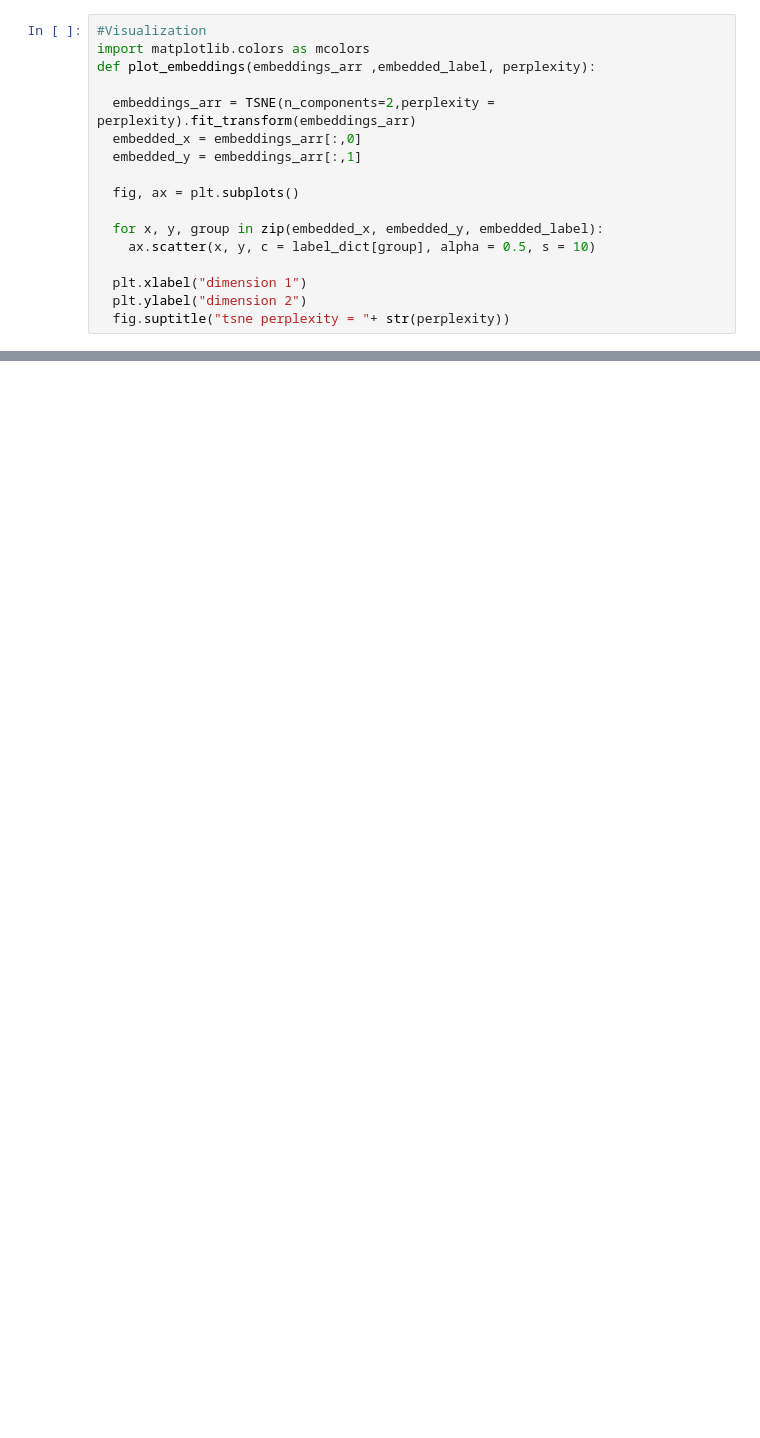
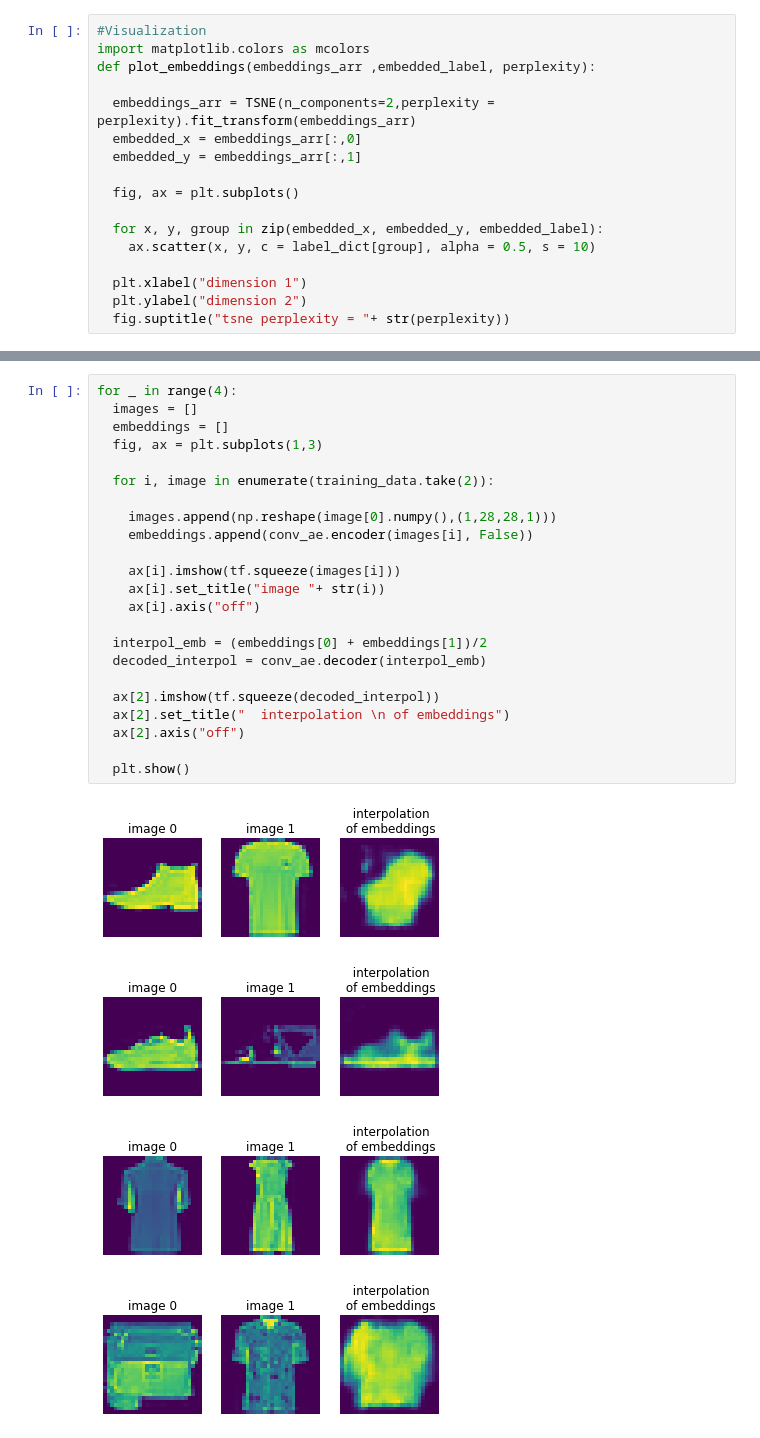
Before and after one commit to ktargan/HomeworkANNwTF_group15, a Jupyter notebook: hw7_aes.ipynb, the cells around one changed output, grey strips where cells are left out. Drawn from its saved outputs; the diff is of its cells as text; blank space fills up the shorter version.

```diff
--- a/hw7_aes.ipynb
+++ b/hw7_aes.ipynb
@@ -344 +366,29 @@ plt.show()
+# %%
+for _ in range(4):
+  images = []
+  embeddings = []
+  fig, ax = plt.subplots(1,3)
+
+  for i, image in enumerate(training_data.take(2)):
+
+    images.append(np.reshape(image[0].numpy(),(1,28,28,1)))
+    embeddings.append(conv_ae.encoder(images[i], False))
+
+    ax[i].imshow(tf.squeeze(images[i]))
+    ax[i].set_title("image "+ str(i))
+    ax[i].axis("off")
+
+  interpol_emb = (embeddings[0] + embeddings[1])/2
+  decoded_interpol = conv_ae.decoder(interpol_emb)
+
+  ax[2].imshow(tf.squeeze(decoded_interpol))
+  ax[2].set_title("  interpolation \n of embeddings")
+  ax[2].axis("off")
+
+  plt.show()
+# %% [output]
+[figure, added]
+[figure, added]
+[figure, added]
+[figure, added]
 # %% [markdown]
```
Also changed, not shown: parts of 6 cells of this notebook.
